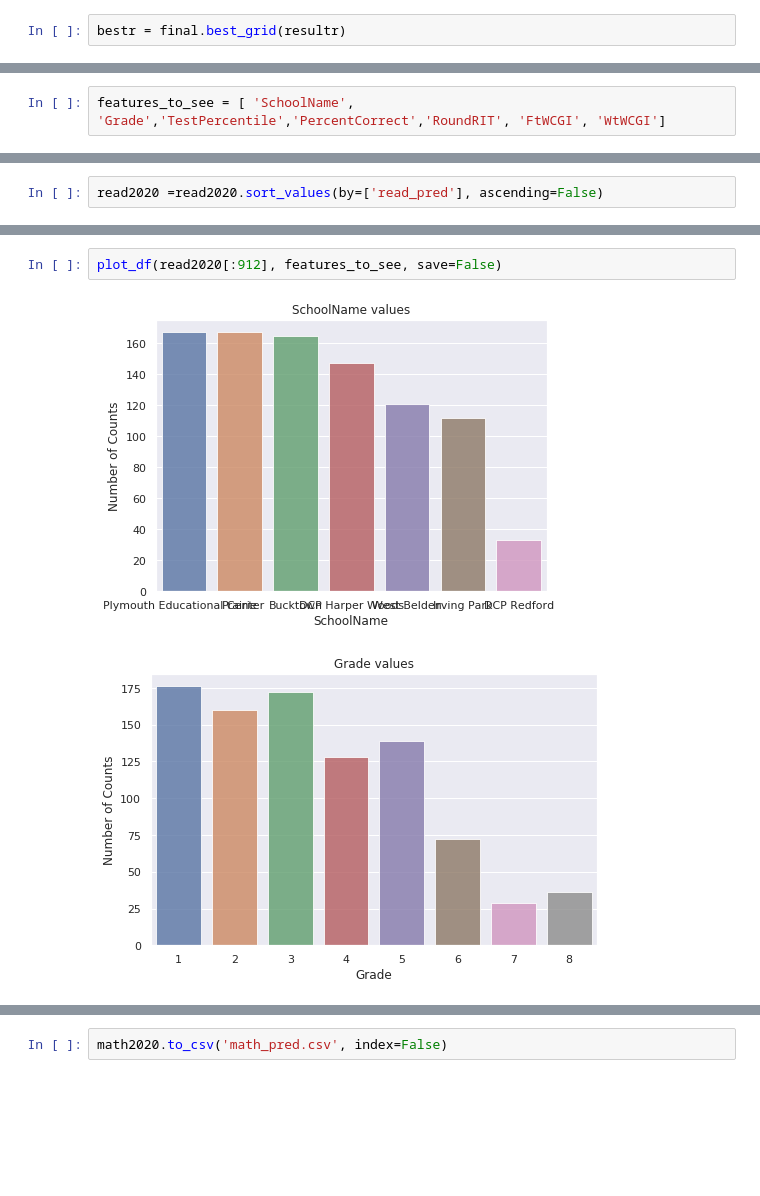
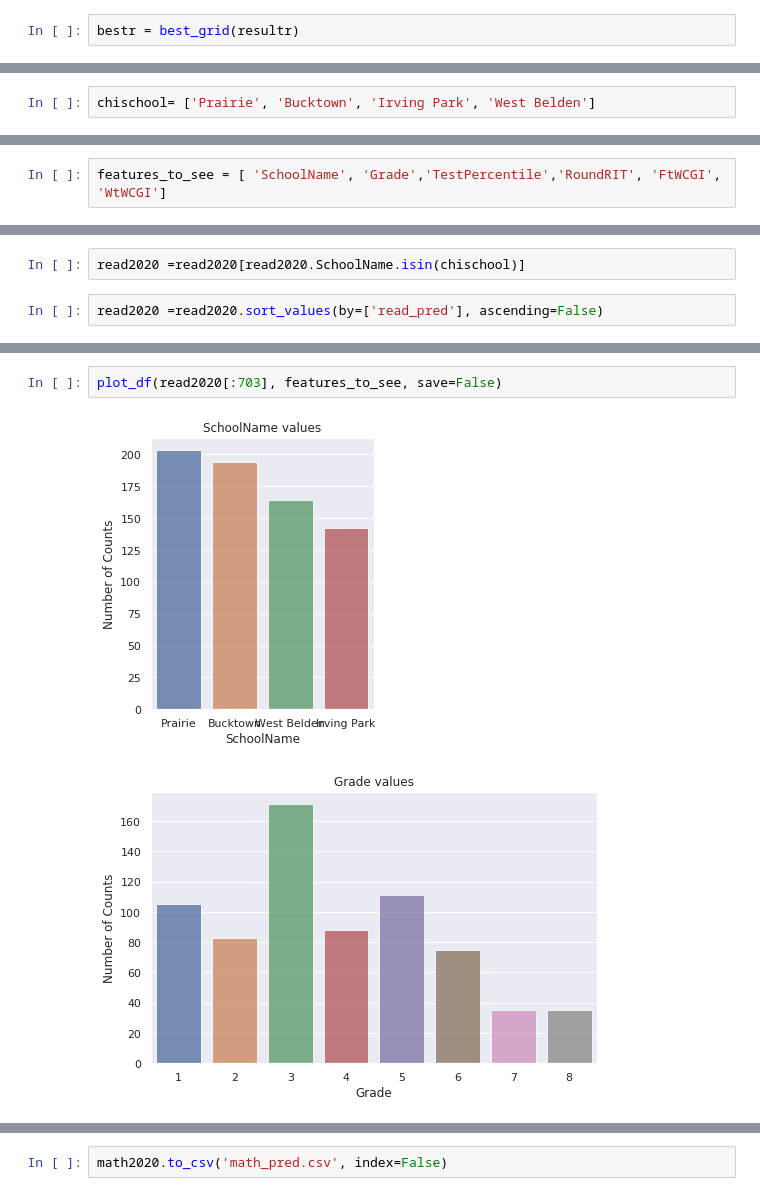
Before and after one commit to tianchu-shu/DataMade, a Jupyter notebook: Predicting_SpringCGP.ipynb, the cells around one changed output, grey strips where cells are left out. Saved outputs shown, nothing was run; the diff lists cells and outputs as text; blank space fills up the shorter version.

```diff
--- a/Predicting_SpringCGP.ipynb
+++ b/Predicting_SpringCGP.ipynb
@@ -452,4 +486,4 @@ resultr = final.clf_loop(["RF",'Bag','Boost', 'ET', 'KNN','Tree'], x_trainr, x_v
 # %%
-bestr = final.best_grid(resultr)
+bestr = best_grid(resultr)
 # %% [output]
 |  | model_type | parameters | accuracy | auc-roc | precision | time |
@@ -536,0 +551,2 @@ math2020.tail()
+# %%
+chischool= ['Prairie', 'Bucktown', 'Irving Park', 'West Belden']
@@ -551,3 +561,3 @@ Index(['TermName', 'StudentID', 'SchoolName', 'Grade', 'Discipline',
 # %%
-features_to_see = [ 'SchoolName', 'Grade','TestPercentile','PercentCorrect','RoundRIT', 'FtWCGI', 'WtWCGI']
+features_to_see = [ 'SchoolName', 'Grade','TestPercentile','RoundRIT', 'FtWCGI', 'WtWCGI']
 # %%
@@ -592,3 +602,5 @@ read2020.head()
+# %%
+read2020 =read2020[read2020.SchoolName.isin(chischool)]
 # %%
 read2020 =read2020.sort_values(by=['read_pred'], ascending=False)
 # %%
@@ -598,5 +610,5 @@ read2020.shape[0]*0.4
 # %%
-plot_df(read2020[:912], features_to_see, save=False)
+plot_df(read2020[:703], features_to_see, save=False)
 # %% [output]
-[figure, old version]
+[figure, new version]
-[figure, old version]
+[figure, new version]
```
Also changed, not shown: parts of 101 cells of this notebook.
